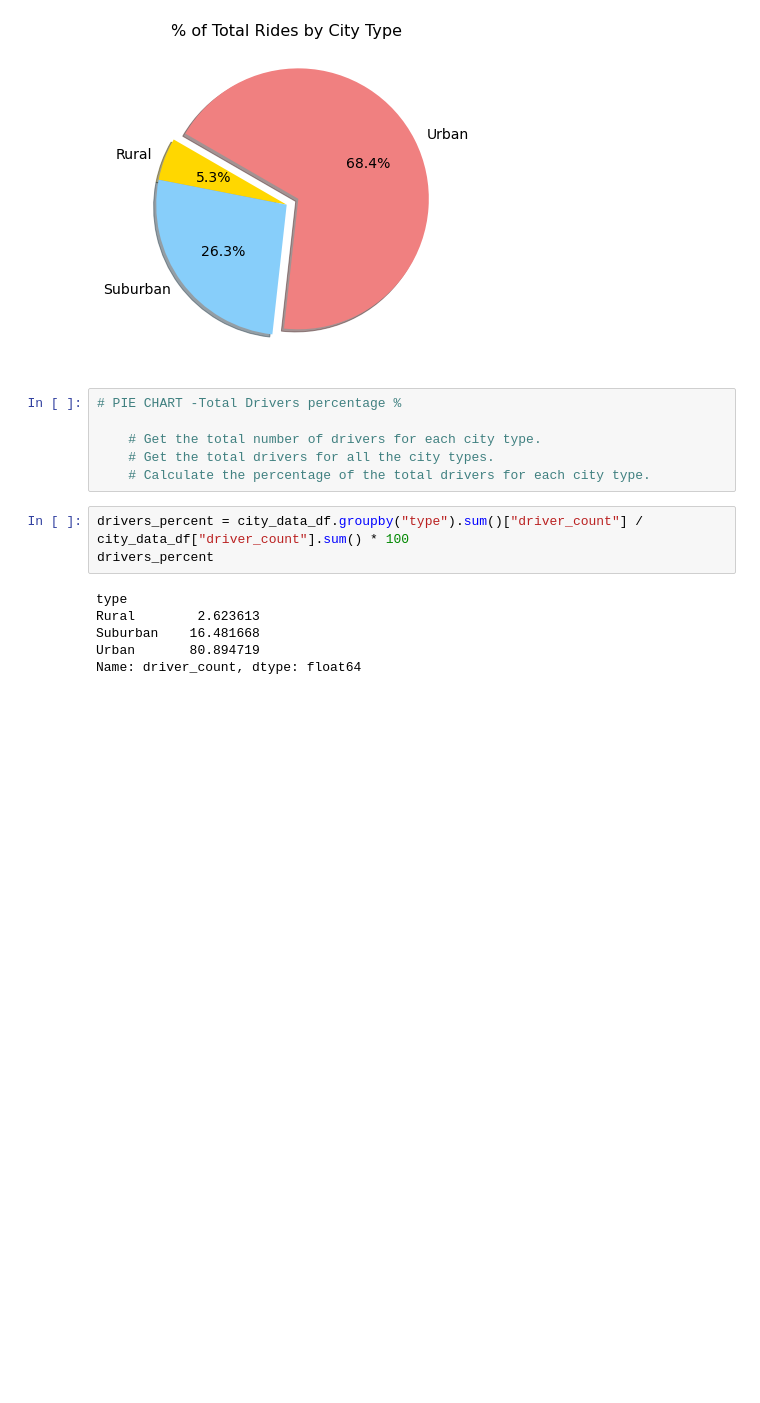
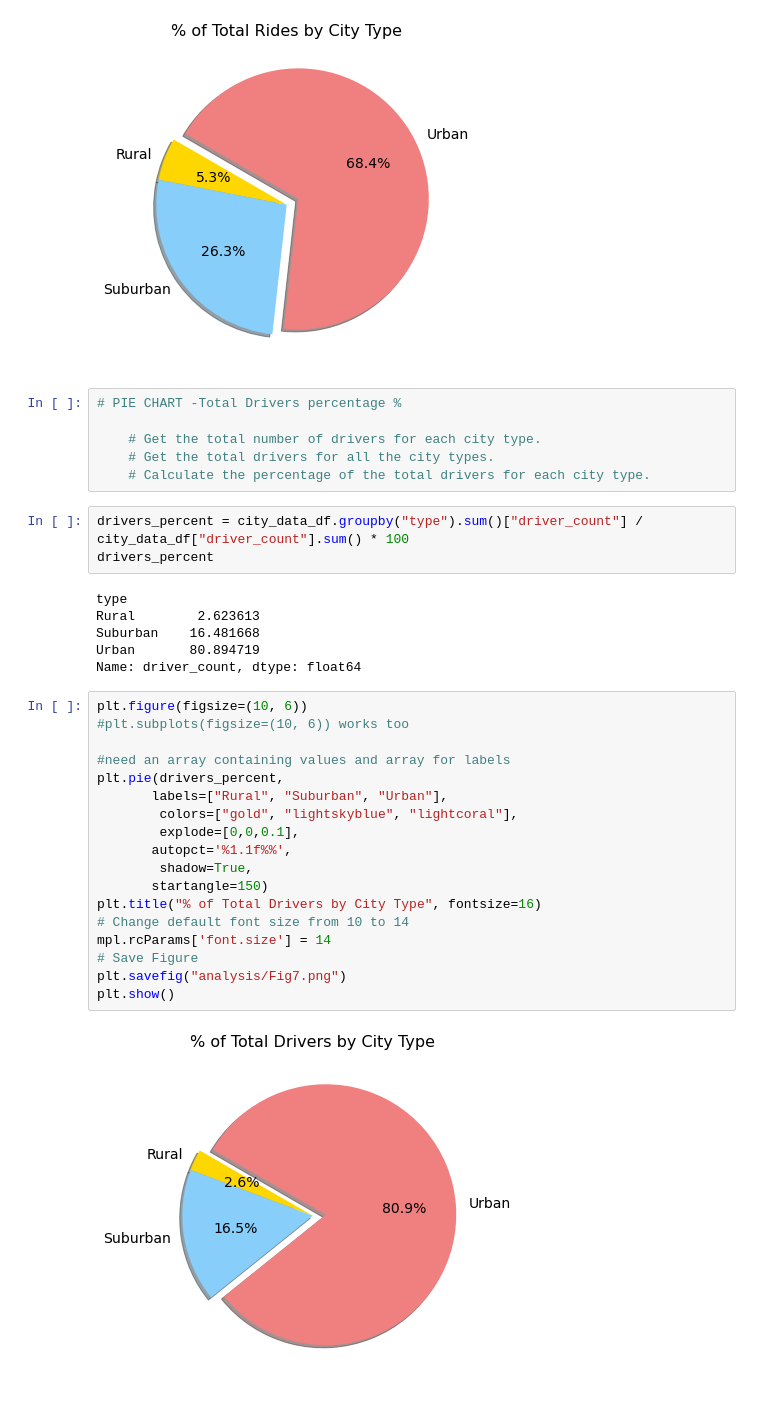
Before and after one commit to m-miley/PyBer_Analysis, a Jupyter notebook: PyBer.ipynb, the cells around one changed output. Cells and saved outputs as stored; diff of their text form; blank space fills up the shorter version.

Commit message:
Pie % Total Drivers

```diff
--- a/PyBer.ipynb
+++ b/PyBer.ipynb
@@ -802,3 +802,23 @@ Rural        2.623613
 Suburban    16.481668
 Urban       80.894719
 Name: driver_count, dtype: float64
+# %%
+plt.figure(figsize=(10, 6))
+#plt.subplots(figsize=(10, 6)) works too
+
+#need an array containing values and array for labels
+plt.pie(drivers_percent,
+       labels=["Rural", "Suburban", "Urban"],
+        colors=["gold", "lightskyblue", "lightcoral"],
+        explode=[0,0,0.1],
+       autopct='%1.1f%%',
+        shadow=True,
+       startangle=150)
+plt.title("% of Total Drivers by City Type", fontsize=16)
+# Change default font size from 10 to 14
+mpl.rcParams['font.size'] = 14
+# Save Figure
+plt.savefig("analysis/Fig7.png")
+plt.show()
+# %% [output]
+[figure, added]
```
